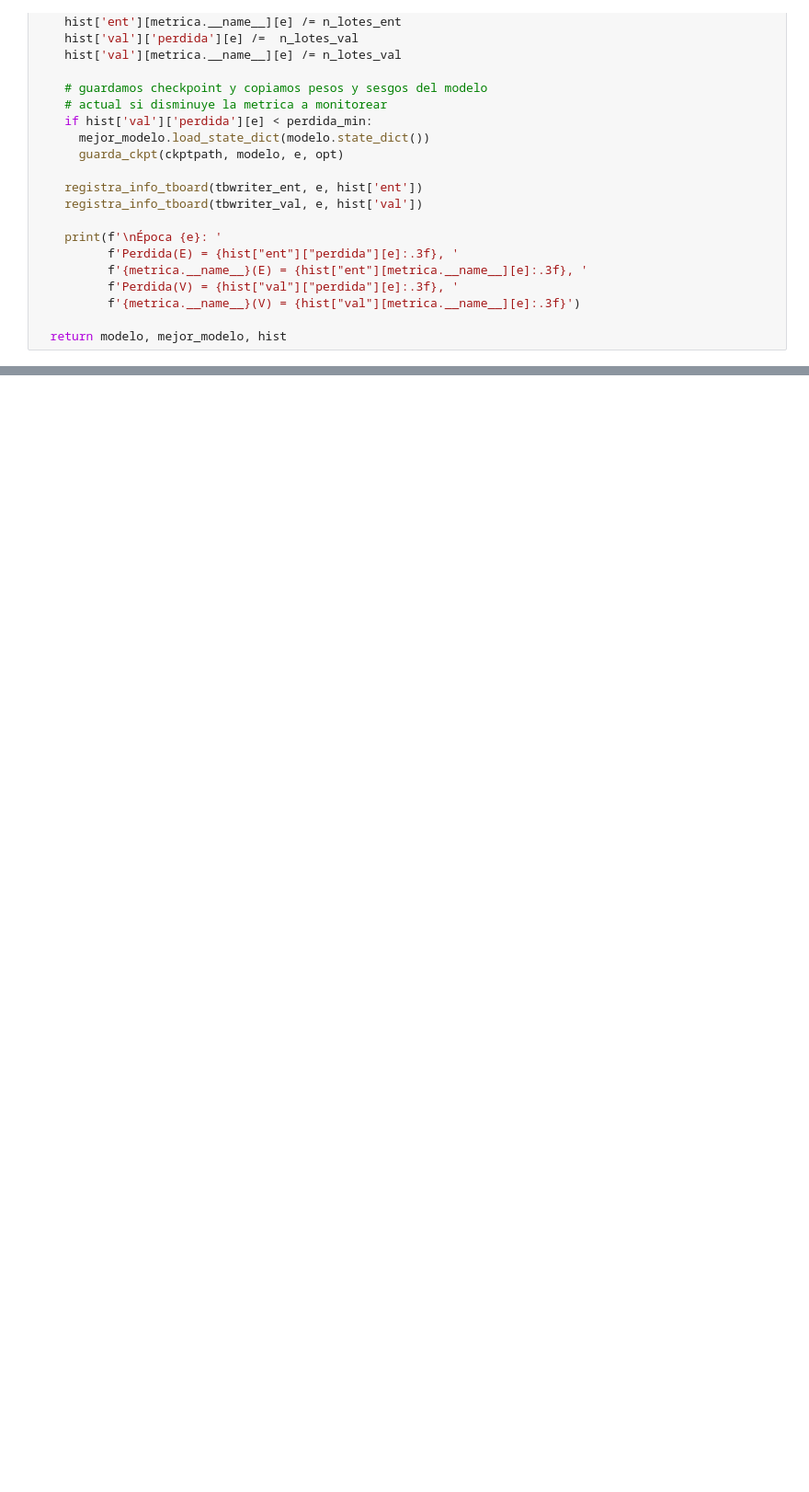
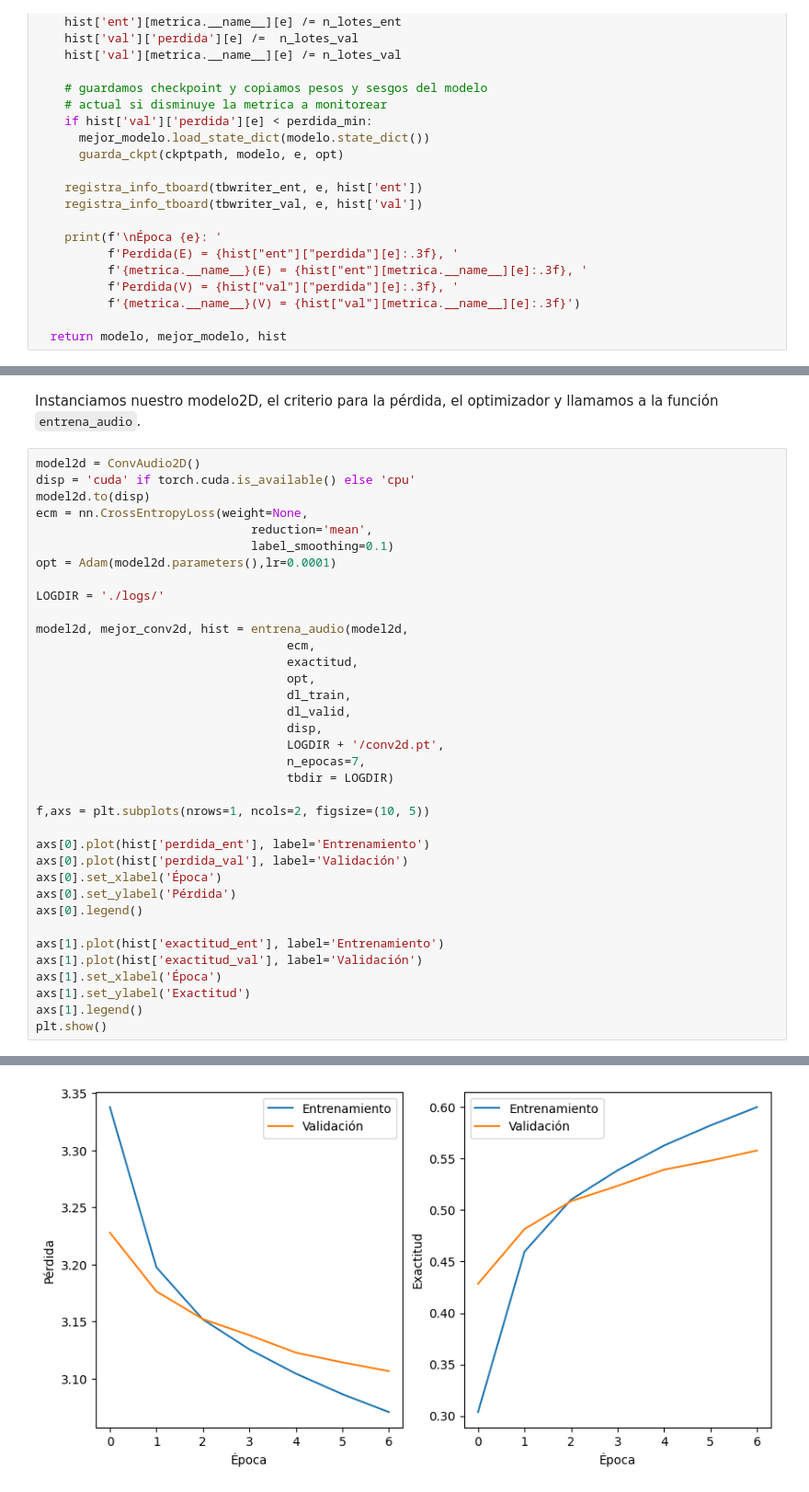
Before and after one commit to sergioar3143/AprendizajeProfundo, a Jupyter notebook: Tarea2_Redes_convolucionales_y_transferencia.ipynb, the cells around one changed output, grey strips where cells are left out. Shown at 92% size. Saved outputs shown, nothing was run; the diff lists cells and outputs as text; blank space fills up the shorter version.

```diff
--- a/Tarea2_Redes_convolucionales_y_transferencia.ipynb
+++ b/Tarea2_Redes_convolucionales_y_transferencia.ipynb
@@ -987,0 +1401,39 @@ convnext2, mejor_convnext2, hist = entrena_ajuste_fino(convnext2,
+# %% [markdown]
+Instanciamos nuestro modelo2D, el criterio para la pérdida, el optimizador y llamamos a la función `entrena_audio`.
+# %%
+model2d = ConvAudio2D()
+disp = 'cuda' if torch.cuda.is_available() else 'cpu'
+model2d.to(disp)
+ecm = nn.CrossEntropyLoss(weight=None,
+                              reduction='mean',
+                              label_smoothing=0.1)
+opt = Adam(model2d.parameters(),lr=0.0001)
+
+LOGDIR = './logs/'
+
+model2d, mejor_conv2d, hist = entrena_audio(model2d,
+                                   ecm,
+                                   exactitud,
+                                   opt,
+                                   dl_train,
+                                   dl_valid,
+                                   disp,
+                                   LOGDIR + '/conv2d.pt',
+                                   n_epocas=7,
+                                   tbdir = LOGDIR)
+
+f,axs = plt.subplots(nrows=1, ncols=2, figsize=(10, 5))
+
+axs[0].plot(hist['perdida_ent'], label='Entrenamiento')
+axs[0].plot(hist['perdida_val'], label='Validación')
+axs[0].set_xlabel('Época')
+axs[0].set_ylabel('Pérdida')
+axs[0].legend()
+
+axs[1].plot(hist['exactitud_ent'], label='Entrenamiento')
+axs[1].plot(hist['exactitud_val'], label='Validación')
+axs[1].set_xlabel('Época')
+axs[1].set_ylabel('Exactitud')
+axs[1].legend()
+plt.show()
+# %% [output]
@@ -987,0 +1453 @@ convnext2, mejor_convnext2, hist = entrena_ajuste_fino(convnext2,
+[figure, added]
```
Also changed, not shown: parts of 57 cells of this notebook.
